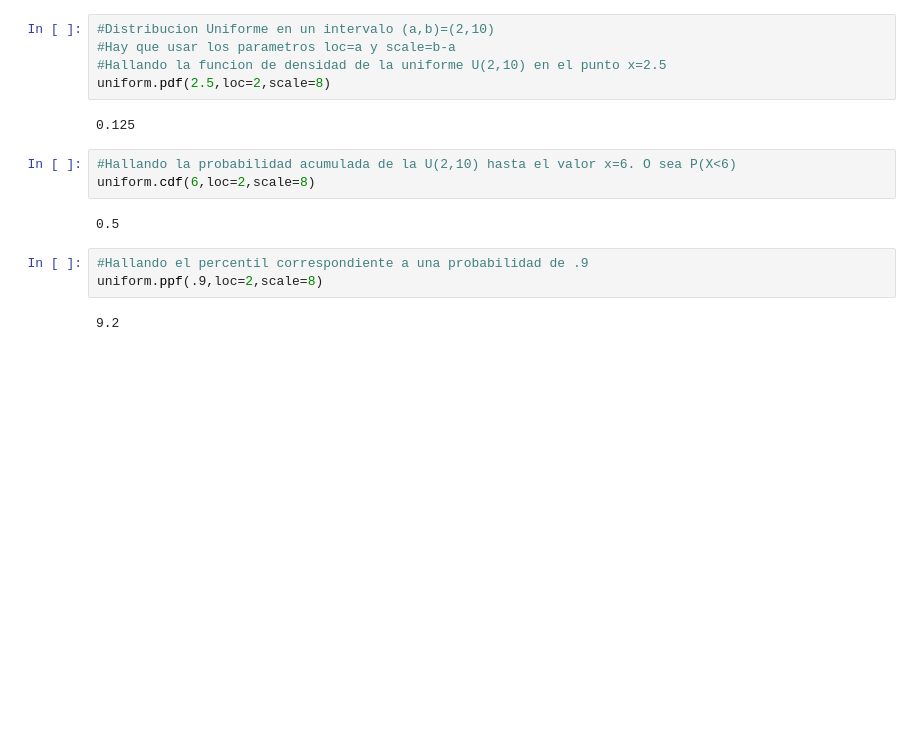
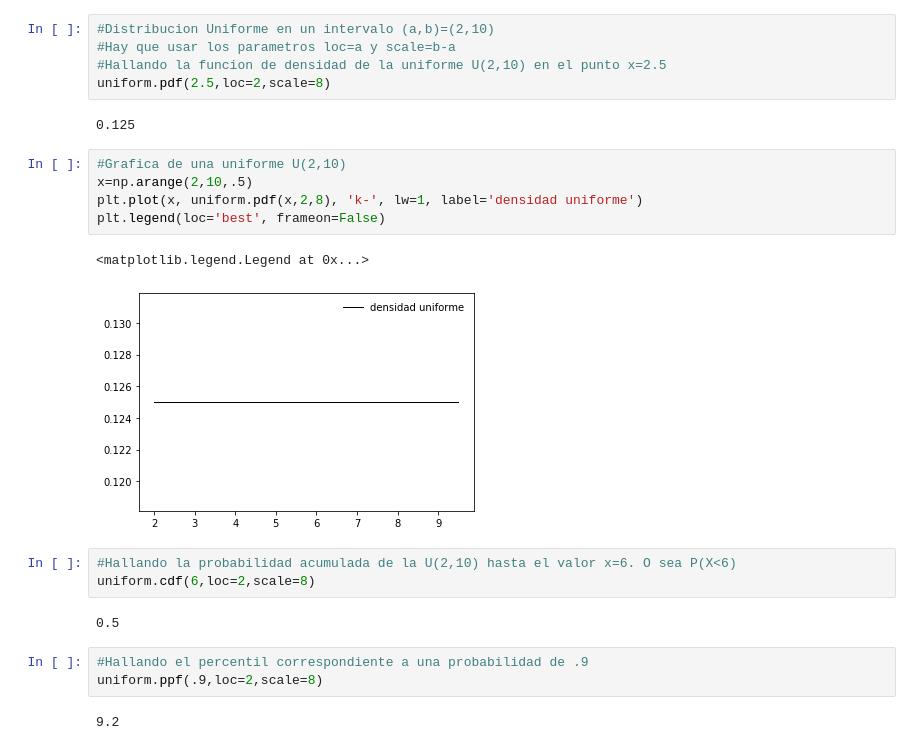
Before and after one commit to eacunafer/DataAnalysiswithPython3, a Jupyter notebook: Notebooks/Lab15v3.ipynb, the cells around one changed output. Cells and saved outputs as stored; diff of their text form; blank space fills up the shorter version.

```diff
--- a/Notebooks/Lab15v3.ipynb
+++ b/Notebooks/Lab15v3.ipynb
@@ -48,6 +47,14 @@ The 'normed' kwarg was deprecated in Matplotlib 2.1 and will be removed in 3.1.
 uniform.pdf(2.5,loc=2,scale=8)
 # %% [output]
 0.125
+# %%
+#Grafica de una uniforme U(2,10)
+x=np.arange(2,10,.5)
+plt.plot(x, uniform.pdf(x,2,8), 'k-', lw=1, label='densidad uniforme')
+plt.legend(loc='best', frameon=False)
+# %% [output]
+<matplotlib.legend.Legend at 0x...>
+[figure, added]
 # %%
 #Hallando la probabilidad acumulada de la U(2,10) hasta el valor x=6. O sea P(X<6)
 uniform.cdf(6,loc=2,scale=8)
```
Also changed, not shown: parts of 22 cells of this notebook, 1 other file.
